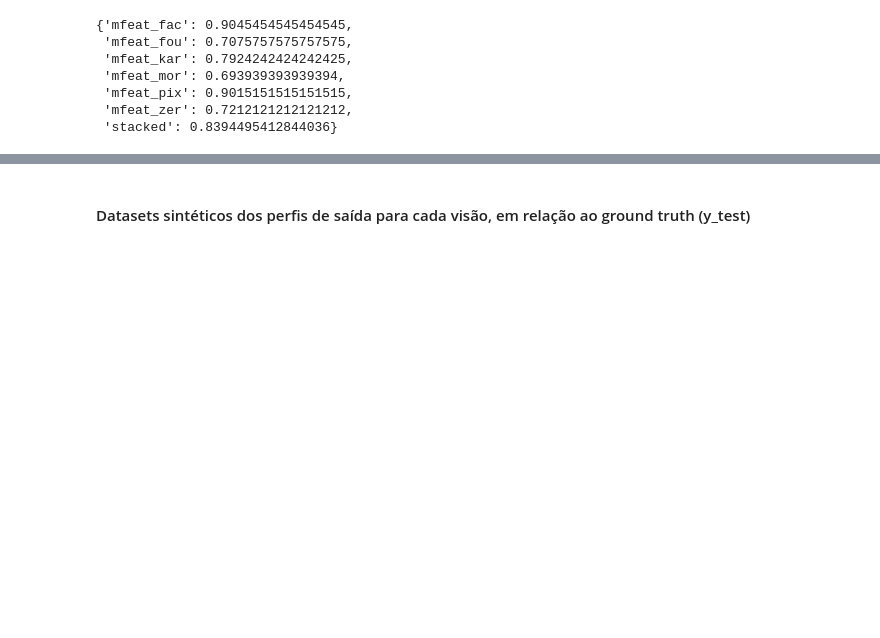
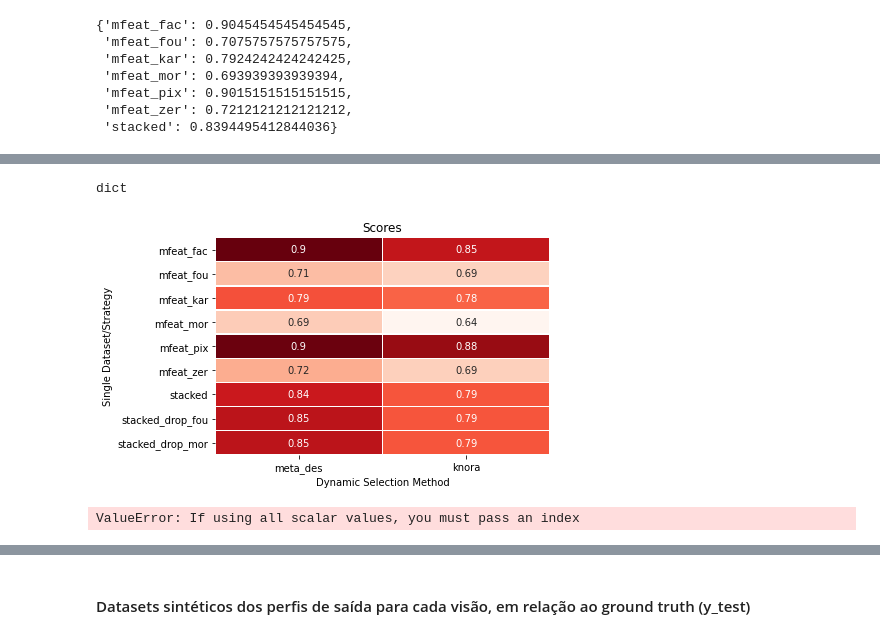
Before and after one commit to VictorCastroDeFaria/handwrittenComplexityDynamic, a Jupyter notebook: handwritten.ipynb, the cells around one changed output, grey strips where cells are left out. Cells and saved outputs as stored; diff of their text form; code cells hidden in the pictures; blank space fills up the shorter version.

```diff
--- a/handwritten.ipynb
+++ b/handwritten.ipynb
@@ -446,0 +600,12 @@ scores_meta_des
+# %%
+dataset = meta_des_df.drop(columns = "mfeat_fou")
+
+X, y = dataset.drop(columns="target"), dataset["target"]
+X_train, X_test, y_train, y_test = train_test_split(X, y, test_size=0.33,
+                                                      random_state=42)
+clf = svm.SVC(decision_function_shape='ovo')
+clf.fit(X_train, y_train)
+score = clf.score(X_test,y_test)
+print(score)
+
+scores_meta_des["stacked_drop_mor"] = score
@@ -446,0 +626,35 @@ scores_meta_des
+# %%
+type(scores_meta_des)
+# %% [output]
+dict
+# %%
+results_DES = pd.concat([pd.DataFrame(list(scores_meta_des.values()),
+                                     index = scores_meta_des.keys(),
+                                     columns = ["meta_des"]),
+                        pd.DataFrame(list(scores_knora.values()),
+                                     index = scores_knora.keys(),
+                                     columns = ["knora"])],
+                        axis = 1)
+
+# Disposição em diagramas do tipo heatmap
+ax = sns.heatmap(results_DES,
+                 annot=True,
+                 cbar=False,
+                 cmap="Reds",
+                 xticklabels=True,
+                 yticklabels=True,
+                 linewidth=.5)
+ax.set_xticklabels(ax.get_xticklabels(), rotation=0)
+ax.set_yticklabels(ax.get_yticklabels(), rotation=0)
+plt.title("Scores")
+plt.xlabel("Dynamic Selection Method")
+plt.ylabel("Single Dataset/Strategy")
+plt.show()
+
+results_DES.to_csv("scores.csv")
+# %% [output]
+[figure, added]
+# %%
+results_DES = pd.concat(pd.DataFrame(scores_meta_des),pd.DataFrame(scores_knora), axis = 1)
+# %% [output]
+ValueError: If using all scalar values, you must pass an index
```
Also changed, not shown: parts of 28 cells of this notebook.
